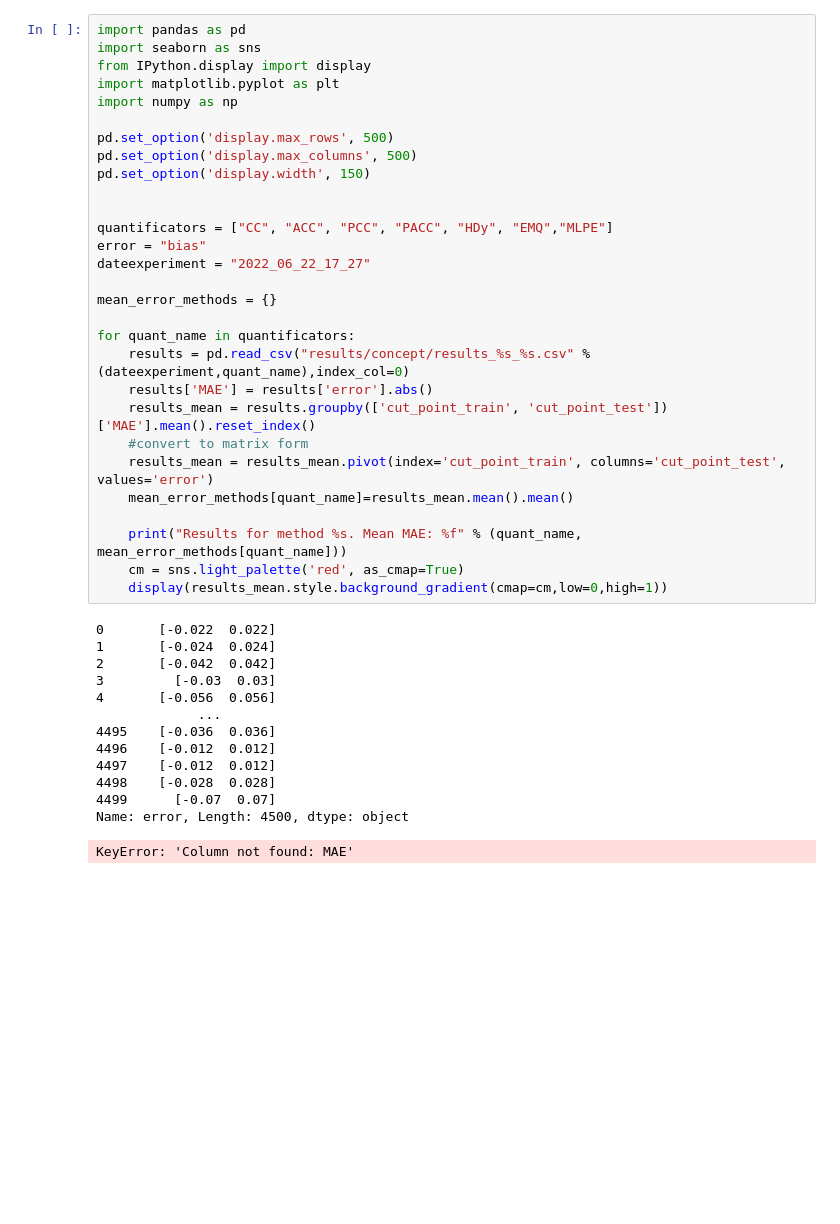
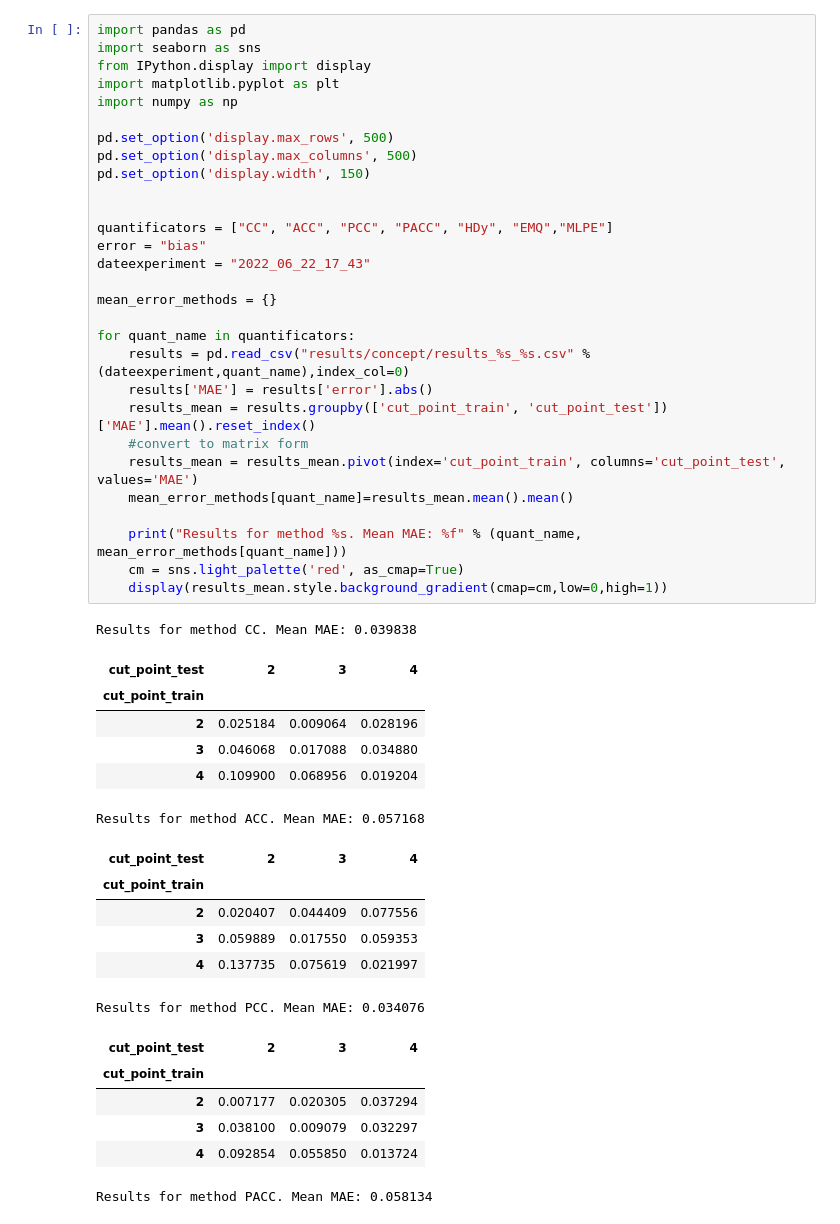
Before and after one commit to pglez82/quant_datasetshift, a Jupyter notebook: analyze_results_concept.ipynb, the cells around one changed output. Cells and saved outputs as stored; diff of their text form; blank space fills up the shorter version.

```diff
--- a/analyze_results_concept.ipynb
+++ b/analyze_results_concept.ipynb
@@ -1,43 +1,49 @@
 # %%
 import pandas as pd
 import seaborn as sns
 from IPython.display import display
 import matplotlib.pyplot as plt
 import numpy as np
 
 pd.set_option('display.max_rows', 500)
 pd.set_option('display.max_columns', 500)
 pd.set_option('display.width', 150)
 
 
 quantificators = ["CC", "ACC", "PCC", "PACC", "HDy", "EMQ","MLPE"]
 error = "bias"
-dateexperiment = "2022_06_22_17_27"
+dateexperiment = "2022_06_22_17_43"
 
 mean_error_methods = {}
 
 for quant_name in quantificators:
     results = pd.read_csv("results/concept/results_%s_%s.csv" % (dateexperiment,quant_name),index_col=0)
     results['MAE'] = results['error'].abs()
     results_mean = results.groupby(['cut_point_train', 'cut_point_test'])['MAE'].mean().reset_index()
     #convert to matrix form
-    results_mean = results_mean.pivot(index='cut_point_train', columns='cut_point_test', values='error')
+    results_mean = results_mean.pivot(index='cut_point_train', columns='cut_point_test', values='MAE')
     mean_error_methods[quant_name]=results_mean.mean().mean()
 
     print("Results for method %s. Mean MAE: %f" % (quant_name, mean_error_methods[quant_name]))
     cm = sns.light_palette('red', as_cmap=True)
     display(results_mean.style.background_gradient(cmap=cm,low=0,high=1))
 # %% [output]
-0       [-0.022  0.022]
-1       [-0.024  0.024]
-2       [-0.042  0.042]
-3         [-0.03  0.03]
-4       [-0.056  0.056]
-             ...
-4495    [-0.036  0.036]
-4496    [-0.012  0.012]
-4497    [-0.012  0.012]
-4498    [-0.028  0.028]
-4499      [-0.07  0.07]
-Name: error, Length: 4500, dtype: object
+Results for method CC. Mean MAE: 0.039838
+| cut_point_test | 2 | 3 | 4 |
+| cut_point_train |  |  |  |
+| 2 | 0.025184 | 0.009064 | 0.028196 |
+| 3 | 0.046068 | 0.017088 | 0.034880 |
+| 4 | 0.109900 | 0.068956 | 0.019204 |
-KeyError: 'Column not found: MAE'
+Results for method ACC. Mean MAE: 0.057168
+| cut_point_test | 2 | 3 | 4 |
+| cut_point_train |  |  |  |
+| 2 | 0.020407 | 0.044409 | 0.077556 |
+| 3 | 0.059889 | 0.017550 | 0.059353 |
+| 4 | 0.137735 | 0.075619 | 0.021997 |
+Results for method PCC. Mean MAE: 0.034076
+| cut_point_test | 2 | 3 | 4 |
+| cut_point_train |  |  |  |
+| 2 | 0.007177 | 0.020305 | 0.037294 |
+| 3 | 0.038100 | 0.009079 | 0.032297 |
+| 4 | 0.092854 | 0.055850 | 0.013724 |
+Results for method PACC. Mean MAE: 0.058134
```
Also changed, not shown: parts of 2 cells of this notebook.
